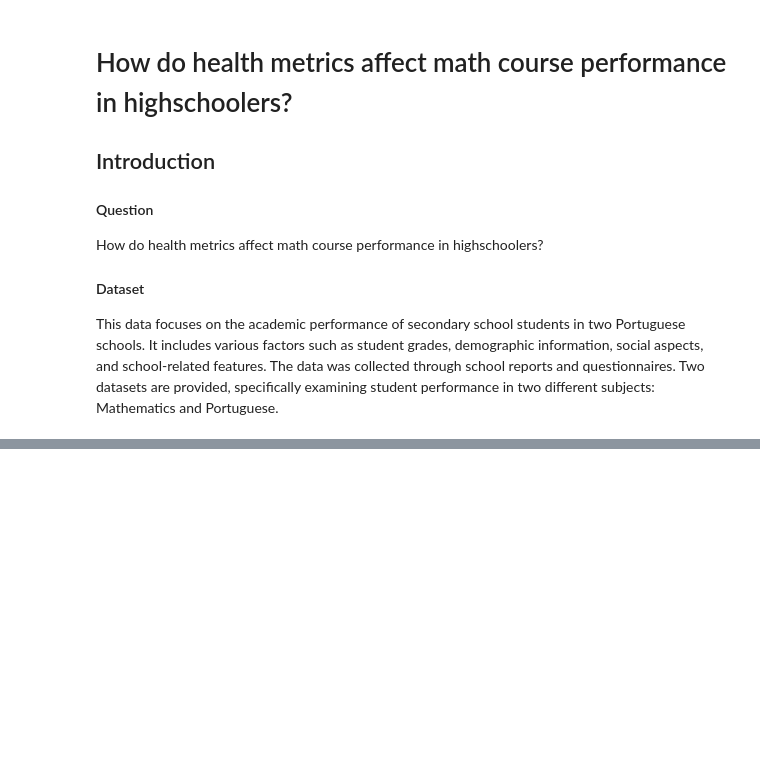
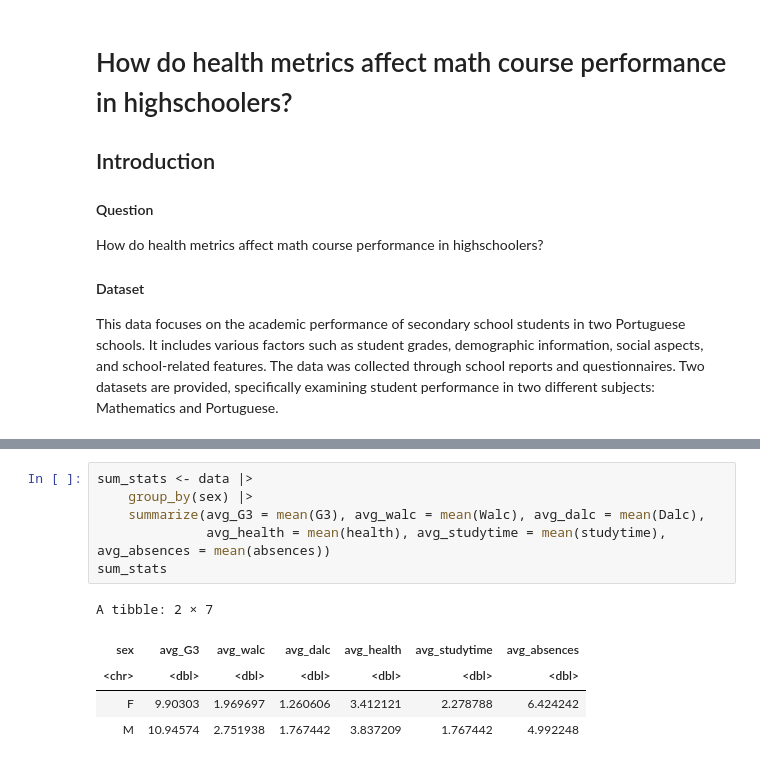
Before and after one commit to JadenMajid/dsci-100-student-grades, a Jupyter notebook: project_proposal.ipynb, the cells around one changed output, grey strips where cells are left out. Drawn from its saved outputs; the diff is of its cells as text; blank space fills up the shorter version.

```diff
--- a/project_proposal.ipynb
+++ b/project_proposal.ipynb
@@ -35,0 +47,12 @@ library(tidymodels)
+# %%
+sum_stats <- data |>
+    group_by(sex) |>
+    summarize(avg_G3 = mean(G3), avg_walc = mean(Walc), avg_dalc = mean(Dalc),
+              avg_health = mean(health), avg_studytime = mean(studytime), avg_absences = mean(absences))
+sum_stats
+# %% [output]
+A tibble: 2 × 7
+| sex | avg_G3 | avg_walc | avg_dalc | avg_health | avg_studytime | avg_absences |
+| <chr> | <dbl> | <dbl> | <dbl> | <dbl> | <dbl> | <dbl> |
+| F | 9.90303 | 1.969697 | 1.260606 | 3.412121 | 2.278788 | 6.424242 |
+| M | 10.94574 | 2.751938 | 1.767442 | 3.837209 | 1.767442 | 4.992248 |
```
Also changed, not shown: parts of 5 cells of this notebook.
